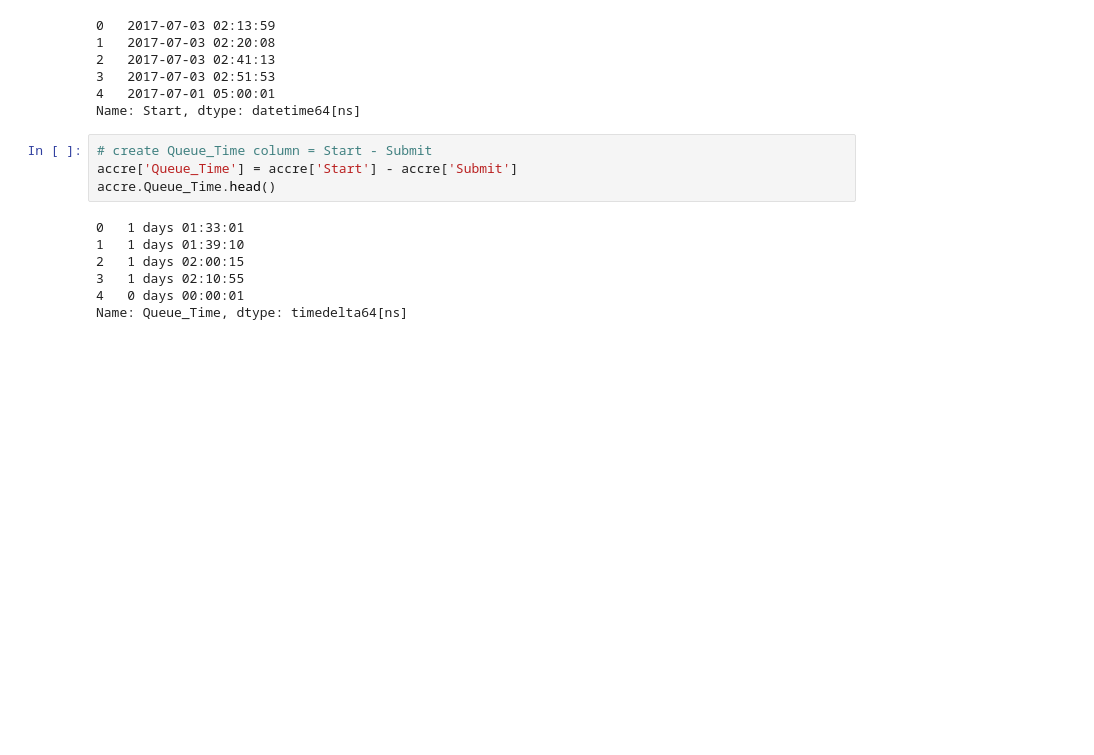
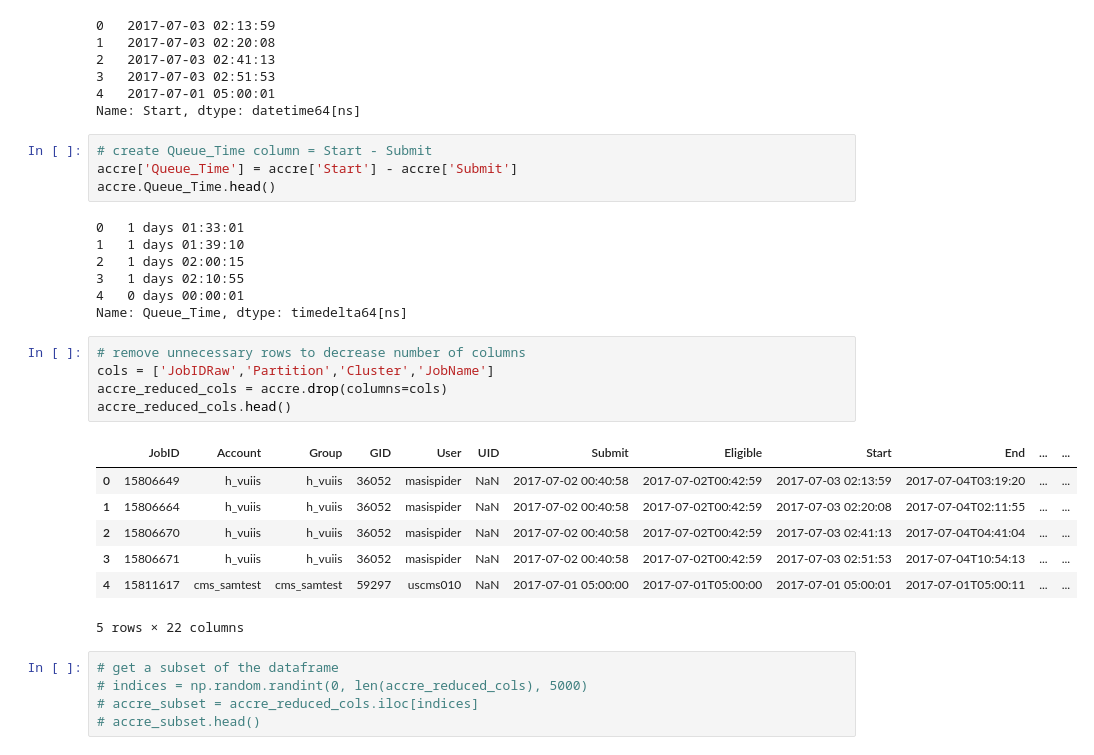
Before and after one commit to alexetalbott/data-question-2-accre-alex, a Jupyter notebook: accre_production.ipynb, the cells around one changed output. Drawn from its saved outputs; the diff is of its cells as text; blank space fills up the shorter version.

```diff
--- a/accre_production.ipynb
+++ b/accre_production.ipynb
@@ -86,3 +86,21 @@ accre.Queue_Time.head()
 3   1 days 02:10:55
 4   0 days 00:00:01
 Name: Queue_Time, dtype: timedelta64[ns]
+# %%
+# remove unnecessary rows to decrease number of columns
+cols = ['JobIDRaw','Partition','Cluster','JobName']
+accre_reduced_cols = accre.drop(columns=cols)
+accre_reduced_cols.head()
+# %% [output]
+|  | JobID | Account | Group | GID | User | UID | Submit | Eligible | Start | End | ... | ... |
+| 0 | 15806649 | h_vuiis | h_vuiis | 36052 | masispider | NaN | 2017-07-02 00:40:58 | 2017-07-02T00:42:59 | 2017-07-03 02:13:59 | 2017-07-04T03:19:20 | ... | ... |
+| 1 | 15806664 | h_vuiis | h_vuiis | 36052 | masispider | NaN | 2017-07-02 00:40:58 | 2017-07-02T00:42:59 | 2017-07-03 02:20:08 | 2017-07-04T02:11:55 | ... | ... |
+| 2 | 15806670 | h_vuiis | h_vuiis | 36052 | masispider | NaN | 2017-07-02 00:40:58 | 2017-07-02T00:42:59 | 2017-07-03 02:41:13 | 2017-07-04T04:41:04 | ... | ... |
+| 3 | 15806671 | h_vuiis | h_vuiis | 36052 | masispider | NaN | 2017-07-02 00:40:58 | 2017-07-02T00:42:59 | 2017-07-03 02:51:53 | 2017-07-04T10:54:13 | ... | ... |
+| 4 | 15811617 | cms_samtest | cms_samtest | 59297 | uscms010 | NaN | 2017-07-01 05:00:00 | 2017-07-01T05:00:00 | 2017-07-01 05:00:01 | 2017-07-01T05:00:11 | ... | ... |
+5 rows × 22 columns
+# %%
+# get a subset of the dataframe
+# indices = np.random.randint(0, len(accre_reduced_cols), 5000)
+# accre_subset = accre_reduced_cols.iloc[indices]
+# accre_subset.head()
```
Also changed, not shown: parts of 8 cells of this notebook.
